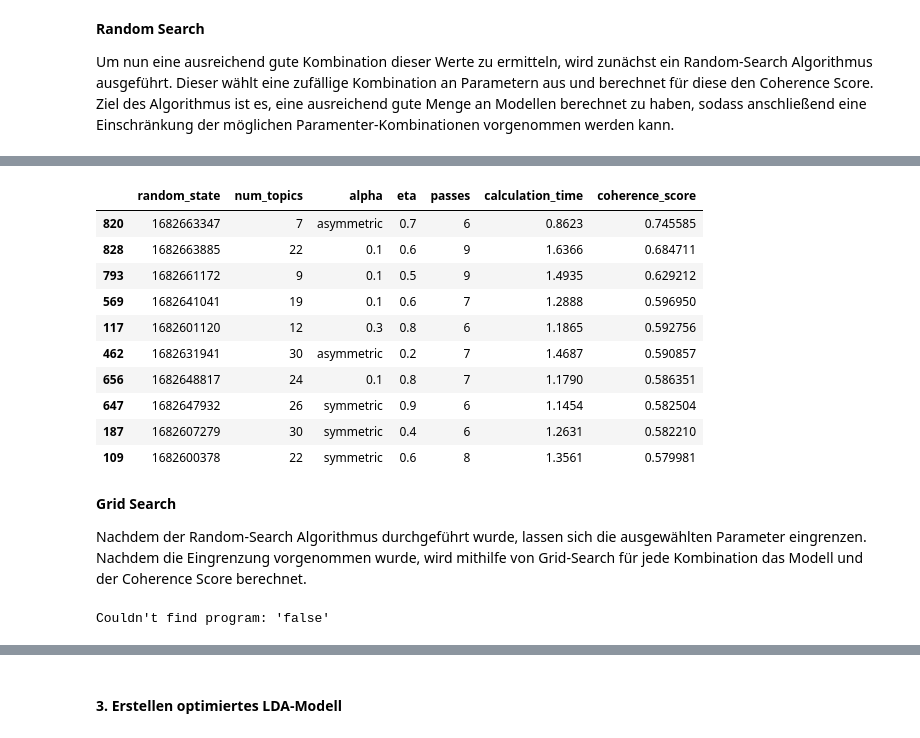
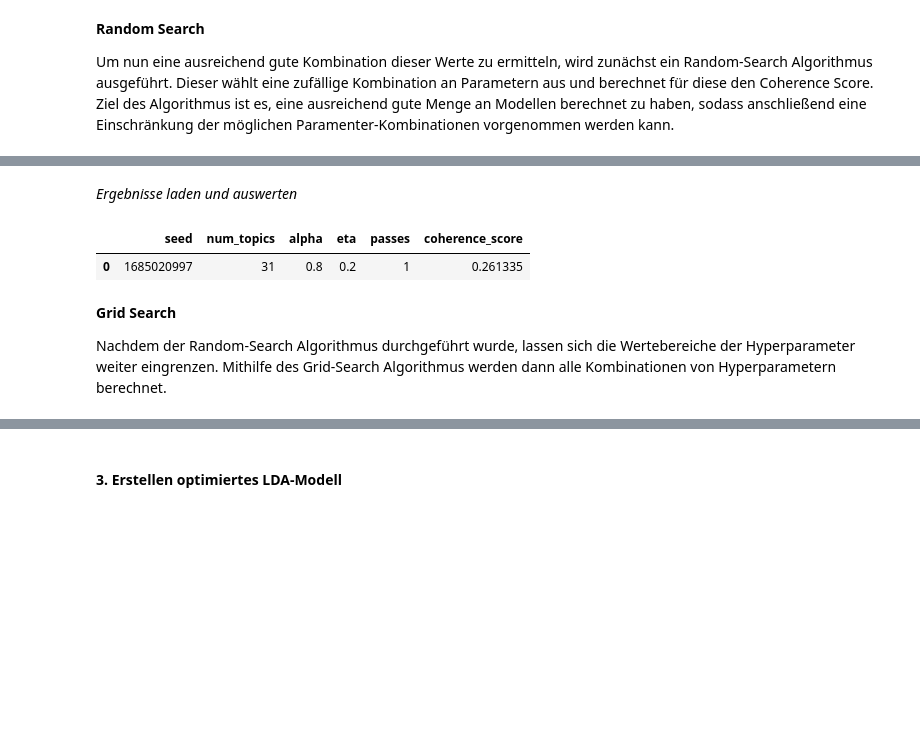
Before and after one commit to lukasschr/bachelorthesis-social-media-analytics, a Jupyter notebook: notebooks/03-Modeling-Evaluation.ipynb, the cells around one changed output, grey strips where cells are left out. Cells and saved outputs as stored; diff of their text form; code cells hidden in the pictures; blank space fills up the shorter version.

```diff
--- a/notebooks/03-Modeling-Evaluation.ipynb
+++ b/notebooks/03-Modeling-Evaluation.ipynb
@@ -128,36 +166,14 @@ Couldn't find program: 'false'
-# %%
-import pandas as pd
-
-# load results
-df = pd.read_feather('../models/hyperparameter_tuning_results_randomsearch.feather')
-df.sort_values('coherence_score', ascending=False, inplace=True)
-df.head(10)
-# %% [output]
-|  | random_state | num_topics | alpha | eta | passes | calculation_time | coherence_score |
-| 820 | 1682663347 | 7 | asymmetric | 0.7 | 6 | 0.8623 | 0.745585 |
-| 828 | 1682663885 | 22 | 0.1 | 0.6 | 9 | 1.6366 | 0.684711 |
-| 793 | 1682661172 | 9 | 0.1 | 0.5 | 9 | 1.4935 | 0.629212 |
-| 569 | 1682641041 | 19 | 0.1 | 0.6 | 7 | 1.2888 | 0.596950 |
-| 117 | 1682601120 | 12 | 0.3 | 0.8 | 6 | 1.1865 | 0.592756 |
-| 462 | 1682631941 | 30 | asymmetric | 0.2 | 7 | 1.4687 | 0.590857 |
-| 656 | 1682648817 | 24 | 0.1 | 0.8 | 7 | 1.1790 | 0.586351 |
-| 647 | 1682647932 | 26 | symmetric | 0.9 | 6 | 1.1454 | 0.582504 |
-| 187 | 1682607279 | 30 | symmetric | 0.4 | 6 | 1.2631 | 0.582210 |
-| 109 | 1682600378 | 22 | symmetric | 0.6 | 8 | 1.3561 | 0.579981 |
+# %% [markdown]
+*Ergebnisse laden und auswerten*
+# %%
+import pandas as pd
+df = pd.read_feather('../models/ht_results_randomsearch.feather')
+df.sort_values('coherence_score', ascending=False, inplace=True)
+df.head(10)
+# %% [output]
+|  | seed | num_topics | alpha | eta | passes | coherence_score |
+| 0 | 1685020997 | 31 | 0.8 | 0.2 | 1 | 0.261335 |
 # %% [markdown]
 **Grid Search**
 
-Nachdem der Random-Search Algorithmus durchgeführt wurde, lassen sich die ausgewählten Parameter eingrenzen. Nachdem die Eingrenzung vorgenommen wurde, wird mithilfe von Grid-Search für jede Kombination das Modell und der Coherence Score berechnet.
+Nachdem der Random-Search Algorithmus durchgeführt wurde, lassen sich die Wertebereiche der Hyperparameter weiter eingrenzen. Mithilfe des Grid-Search Algorithmus werden dann alle Kombinationen von Hyperparametern berechnet.
-# %%
-%%script false
-from src.models.hyperparameter_tuning import GridSearch
-
-gs = GridSearch(
-    processed_df='../data/processed/twitter_tweets_processed.feather',
-    num_topics=[5,6,7],
-    alpha=['asymmetric', 0.1],
-    eta=[0.5, 0.6, 0.7, 0.8, 0.9],
-    passes=[6])
-gs.search()
-# %% [output]
-Couldn't find program: 'false'
```
Also changed, not shown: parts of 27 cells of this notebook, 1 other file.
